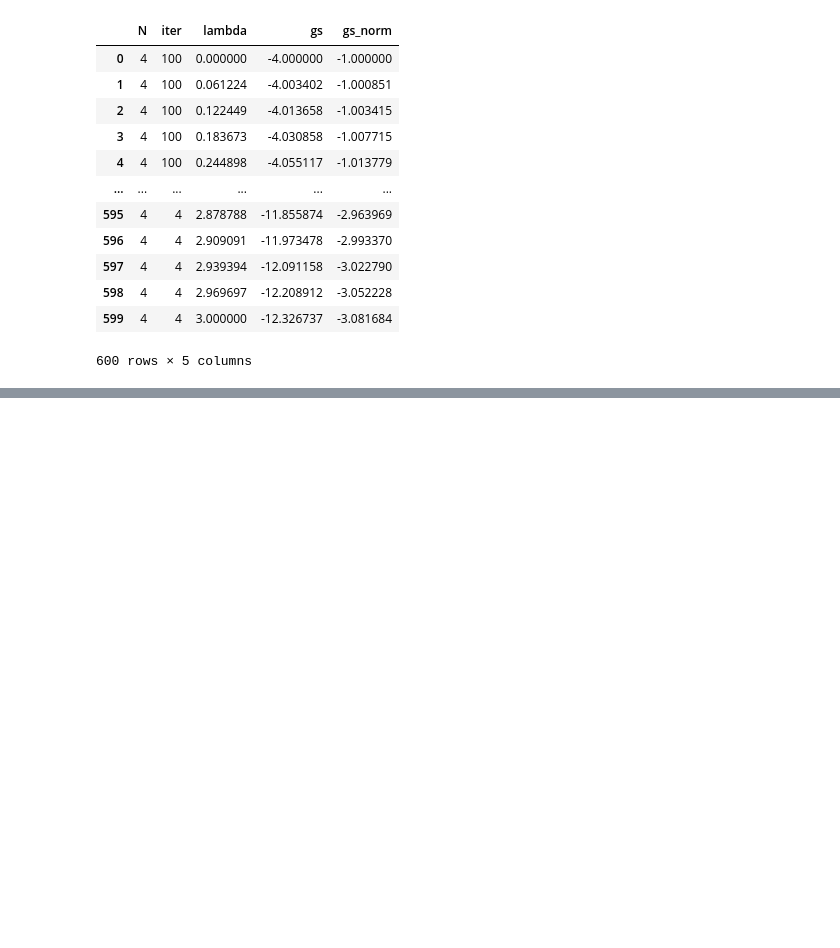
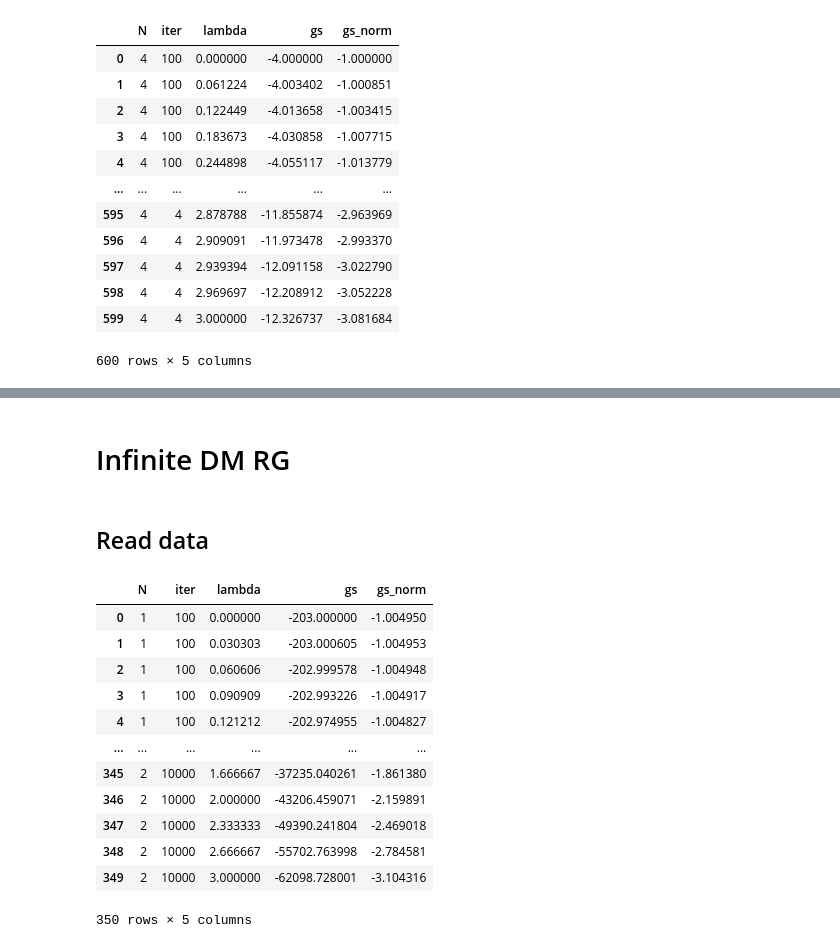
Before and after one commit to c0pp1/QIC_Exercises, a Jupyter notebook: Exercise08/exercise08.ipynb, the cells around one changed output, grey strips where cells are left out. Cells and saved outputs as stored; diff of their text form; code cells hidden in the pictures; blank space fills up the shorter version.

```diff
--- a/Exercise08/exercise08.ipynb
+++ b/Exercise08/exercise08.ipynb
@@ -65,2 +71,24 @@ ax.tick_params('both', labelsize=12)
 # %%
 fig.savefig('rsrg.svg')
+# %% [markdown]
+# Infinite DM RG
+# %% [markdown]
+## Read data
+# %%
+dataidm = pd.read_csv(ofnamedm, names=['N', 'iter', 'lambda', 'gs'], delim_whitespace=True)
+dataidm['gs_norm'] = dataidm['gs'] / (2*(dataidm['N']+ dataidm['iter']))
+dataidm
+# %% [output]
+|  | N | iter | lambda | gs | gs_norm |
+| 0 | 1 | 100 | 0.000000 | -203.000000 | -1.004950 |
+| 1 | 1 | 100 | 0.030303 | -203.000605 | -1.004953 |
+| 2 | 1 | 100 | 0.060606 | -202.999578 | -1.004948 |
+| 3 | 1 | 100 | 0.090909 | -202.993226 | -1.004917 |
+| 4 | 1 | 100 | 0.121212 | -202.974955 | -1.004827 |
+| ... | ... | ... | ... | ... | ... |
+| 345 | 2 | 10000 | 1.666667 | -37235.040261 | -1.861380 |
+| 346 | 2 | 10000 | 2.000000 | -43206.459071 | -2.159891 |
+| 347 | 2 | 10000 | 2.333333 | -49390.241804 | -2.469018 |
+| 348 | 2 | 10000 | 2.666667 | -55702.763998 | -2.784581 |
+| 349 | 2 | 10000 | 3.000000 | -62098.728001 | -3.104316 |
+350 rows × 5 columns
```
Also changed, not shown: parts of 12 cells of this notebook, 4 other files.
